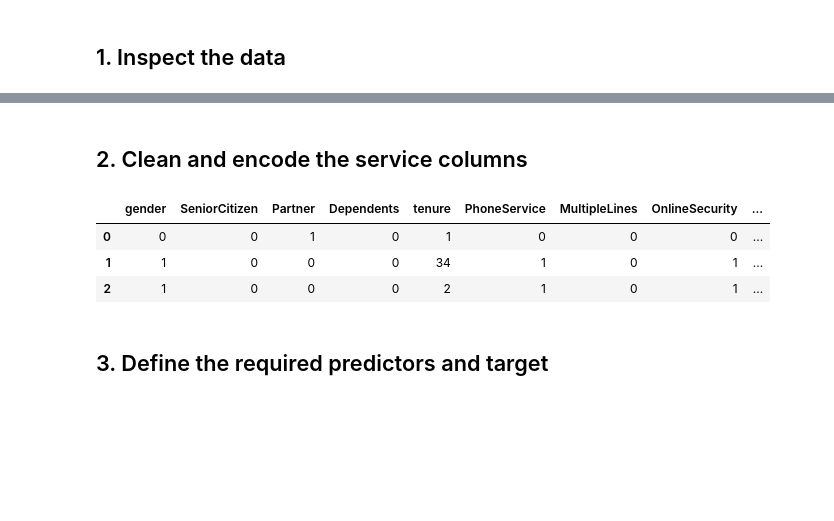
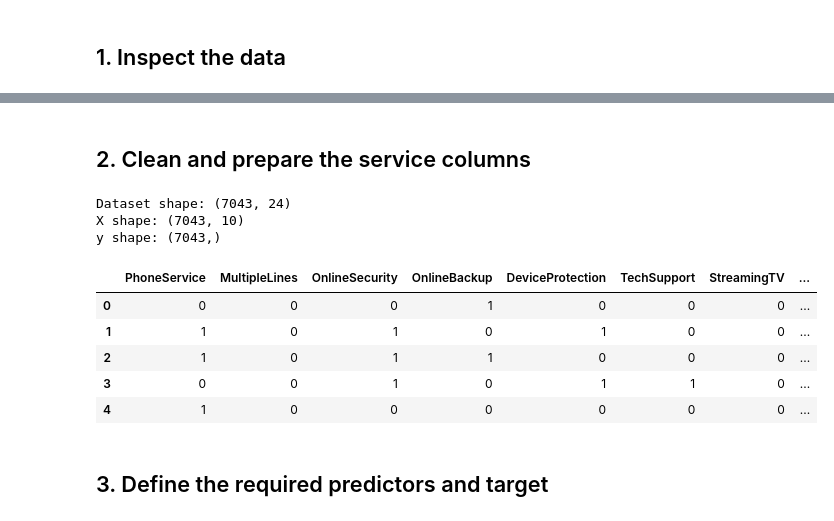
Before and after one commit to OmarGomaa27/EE5644-Assignments, a Jupyter notebook: Linear Regression Multiple_Variable/Linear_Regression_Multiple_Variable.ipynb, the cells around one changed output, grey strips where cells are left out. Drawn from its saved outputs; the diff is of its cells as text; code cells hidden in the pictures; blank space fills up the shorter version.

```diff
--- a/Linear Regression Multiple_Variable/Linear_Regression_Multiple_Variable.ipynb
+++ b/Linear Regression Multiple_Variable/Linear_Regression_Multiple_Variable.ipynb
@@ -14,9 +14,8 @@ from sklearn.metrics import r2_score, mean_absolute_error, mean_squared_error
 pd.set_option("display.max_columns", 60)
 np.random.seed(0)
 
-import kagglehub
-path = kagglehub.dataset_download("blastchar/telco-customer-churn")
-csv_file = os.path.join(path, "WA_Fn-UseC_-Telco-Customer-Churn.csv")
+csv_file = "telco.csv"
 df = pd.read_csv(csv_file)
+
 df.head()
 # %% [output]
@@ -88,53 +85,34 @@ Missing values:
 dtype: int64
 # %% [markdown]
-## 2. Clean and encode the service columns
+## 2. Clean and prepare the service columns
 # %%
-# Collapse non-service categories into No
-service_cols = [
-    "MultipleLines", "OnlineSecurity", "OnlineBackup",
-    "DeviceProtection", "TechSupport", "StreamingTV", "StreamingMovies"
+# Clean and prepare data
+
+
+feature_cols = [
+    'PhoneService', 'MultipleLines', 'OnlineSecurity', 'OnlineBackup',
+    'DeviceProtection', 'TechSupport', 'StreamingTV', 'StreamingMovies',
+    'InternetService_Fiber optic', 'InternetService_No'
 ]
 
-df[service_cols] = df[service_cols].replace({
-    "No internet service": "No",
-    "No phone service": "No"
-})
+X = df[feature_cols]
+y = df["target"]
 
-# Encode Yes/No columns as 1/0
-binary_cols = ["Partner", "Dependents", "PhoneService", "PaperlessBilling", "Churn"] + service_cols
-for c in binary_cols:
-    df[c] = df[c].map({"Yes": 1, "No": 0})
+print("Dataset shape:", df.shape)
+print("X shape:", X.shape)
+print("y shape:", y.shape)
 
-# Encode gender
-if df["gender"].dtype == "object":
-    df["gender"] = df["gender"].map({"Female": 0, "Male": 1})
-
-# One-hot encode categorical columns needed for the assignment
-# drop_first=True creates InternetService_Fiber optic and InternetService_No
-# with DSL as the reference category.
-df = pd.get_dummies(
-    df,
-    columns=["InternetService", "Contract", "PaymentMethod"],
-    drop_first=True
-)
-
-# Convert dummy bool columns to 0/1 integers
-bool_cols = df.select_dtypes(include="bool").columns
-df[bool_cols] = df[bool_cols].astype(int)
-
-# Remove ID and rename target
-if "customerID" in df.columns:
-    df = df.drop(columns=["customerID"])
-
-df = df.rename(columns={"MonthlyCharges": "target"})
-df.columns = df.columns.str.strip()
-
-df.head(3)
+X.head()
 # %% [output]
+Dataset shape: (7043, 24)
+X shape: (7043, 10)
+y shape: (7043,)
-|  | gender | SeniorCitizen | Partner | Dependents | tenure | PhoneService | MultipleLines | OnlineSecurity | ... |
-| 0 | 0 | 0 | 1 | 0 | 1 | 0 | 0 | 0 | ... |
-| 1 | 1 | 0 | 0 | 0 | 34 | 1 | 0 | 1 | ... |
-| 2 | 1 | 0 | 0 | 0 | 2 | 1 | 0 | 1 | ... |
+|  | PhoneService | MultipleLines | OnlineSecurity | OnlineBackup | DeviceProtection | TechSupport | StreamingTV | ... |
+| 0 | 0 | 0 | 0 | 1 | 0 | 0 | 0 | ... |
+| 1 | 1 | 0 | 1 | 0 | 1 | 0 | 0 | ... |
+| 2 | 1 | 0 | 1 | 1 | 0 | 0 | 0 | ... |
+| 3 | 0 | 0 | 1 | 0 | 1 | 1 | 0 | ... |
+| 4 | 1 | 0 | 0 | 0 | 0 | 0 | 0 | ... |
 # %% [markdown]
 ## 3. Define the required predictors and target
 # %%
```
Also changed, not shown: parts of 5 cells of this notebook, 3 other files.
